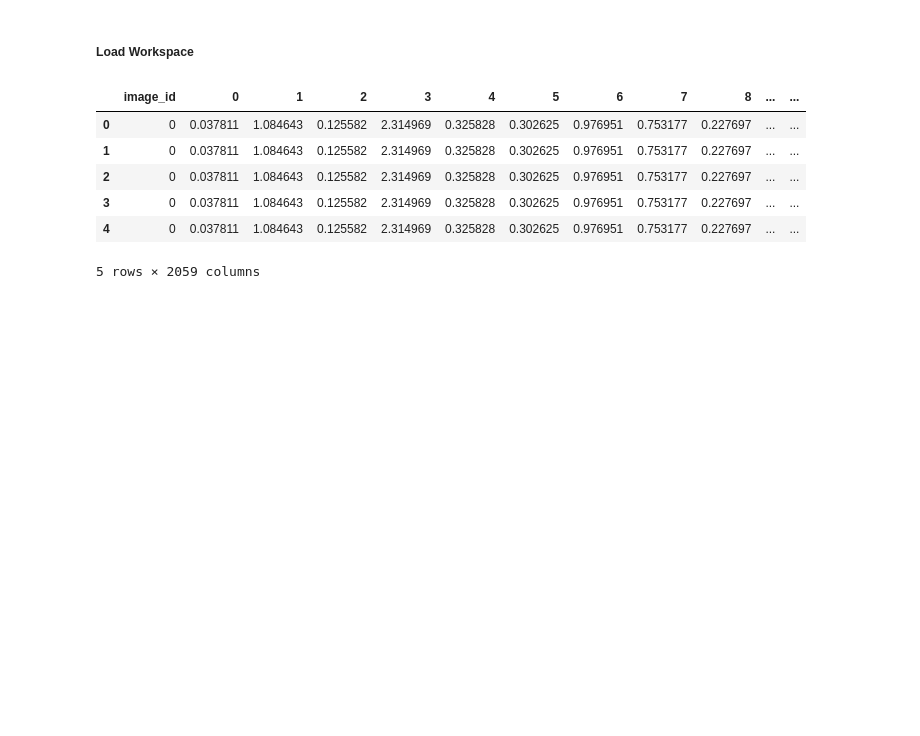
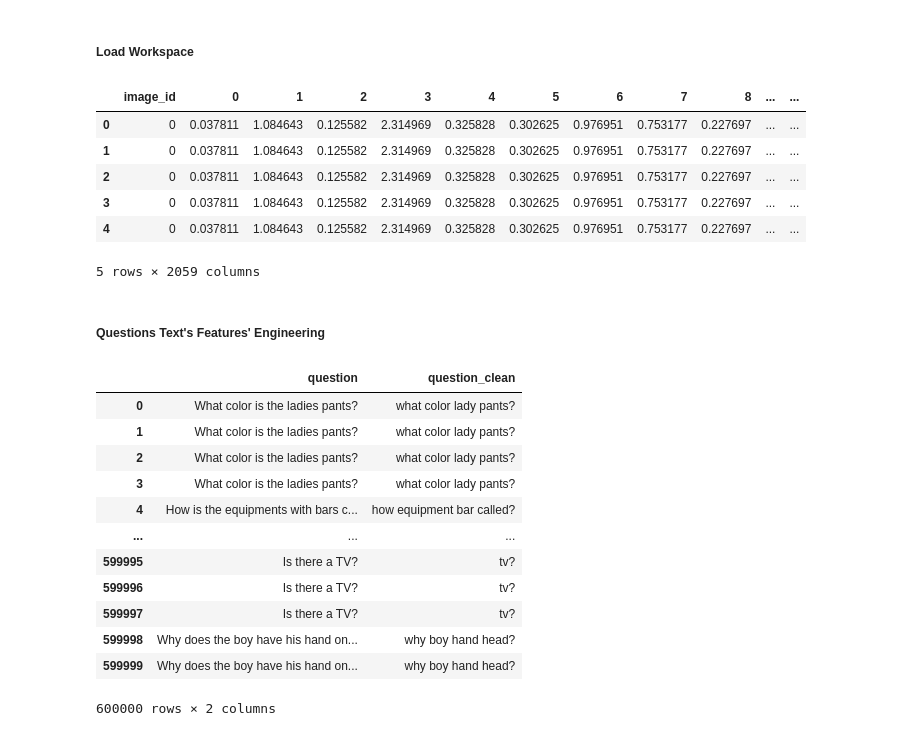
Before and after one commit to nilanahar/MMAI_894_DeepLearning_Project_TeamRosedale, a Jupyter notebook: MMAI_894_Team_Project.ipynb, the cells around one changed output. Saved outputs shown, nothing was run; the diff lists cells and outputs as text; code cells hidden in the pictures; blank space fills up the shorter version.

```diff
--- a/MMAI_894_Team_Project.ipynb
+++ b/MMAI_894_Team_Project.ipynb
@@ -446,8 +488,8 @@ joblib.dump(df_valid, "/content/drive/MyDrive/Colab Notebooks/894/Validation/(1)
 # %% [markdown]
 ##### Load Workspace
 # %%
-df_train = joblib.load("/content/drive/MyDrive/Colab Notebooks/894/Training/(1)_dfTrain_unique.joblib")
-df_valid = joblib.load("/content/drive/MyDrive/Colab Notebooks/894/Validation/(1)_dfValid_unique.joblib")
+df_train = joblib.load("/content/drive/MyDrive/Colab Notebooks/894/Training/(1)_dfTrain_unique_2.1.joblib")
+df_valid = joblib.load("/content/drive/MyDrive/Colab Notebooks/894/Validation/(1)_dfValid_unique_2.1.joblib")
 df_train.head()
 # %% [output]
 |  | image_id | 0 | 1 | 2 | 3 | 4 | 5 | 6 | 7 | 8 | ... | ... |
@@ -457,3 +499,24 @@ df_train.head()
 | 3 | 0 | 0.037811 | 1.084643 | 0.125582 | 2.314969 | 0.325828 | 0.302625 | 0.976951 | 0.753177 | 0.227697 | ... | ... |
 | 4 | 0 | 0.037811 | 1.084643 | 0.125582 | 2.314969 | 0.325828 | 0.302625 | 0.976951 | 0.753177 | 0.227697 | ... | ... |
 5 rows × 2059 columns
+# %% [markdown]
+##### Questions Text's Features' Engineering
+# %%
+# Apply the improved preprocessing function to the 'question' column
+df_train['question_clean'] = df_train['question'].apply(preprocess_text)
+df_valid['question_clean'] = df_valid['question'].apply(preprocess_text)
+df_train[['question', 'question_clean']]
+# %% [output]
+|  | question | question_clean |
+| 0 | What color is the ladies pants? | what color lady pants? |
+| 1 | What color is the ladies pants? | what color lady pants? |
+| 2 | What color is the ladies pants? | what color lady pants? |
+| 3 | What color is the ladies pants? | what color lady pants? |
+| 4 | How is the equipments with bars c... | how equipment bar called? |
+| ... | ... | ... |
+| 599995 | Is there a TV? | tv? |
+| 599996 | Is there a TV? | tv? |
+| 599997 | Is there a TV? | tv? |
+| 599998 | Why does the boy have his hand on... | why boy hand head? |
+| 599999 | Why does the boy have his hand on... | why boy hand head? |
+600000 rows × 2 columns
```
Also changed, not shown: parts of 28 cells of this notebook.
